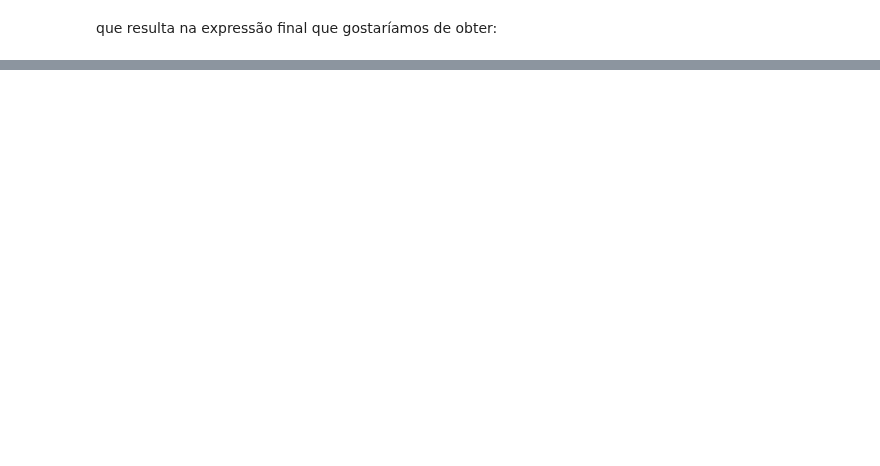
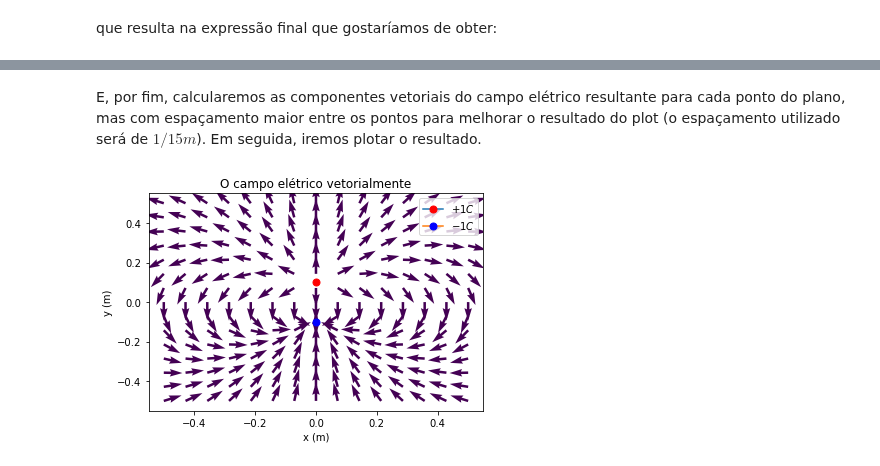
Before and after one commit to moseseusueus/PET.py, a Jupyter notebook: Notebooks/O campo elétrico gerado por um dipolo elétrico.ipynb, the cells around one changed output, grey strips where cells are left out. Drawn from its saved outputs; the diff is of its cells as text; code cells hidden in the pictures; blank space fills up the shorter version.

```diff
--- a/Notebooks/O campo elétrico gerado por um dipolo elétrico.ipynb
+++ b/Notebooks/O campo elétrico gerado por um dipolo elétrico.ipynb
@@ -82,0 +201,19 @@ $$
+# %% [markdown]
+E, por fim, calcularemos as componentes vetoriais do campo elétrico resultante para cada ponto do plano, mas com espaçamento maior entre os pontos para melhorar o resultado do plot (o espaçamento utilizado será de $1/15m$). Em seguida, iremos plotar o resultado.
+# %%
+x_points2 = linspace(-xmax/2, xmax/2, 15)
+y_points2 = linspace(-ymax/2, ymax/2, 15)
+
+for j in y_points2:
+    l = []
+    for i in x_points2:
+        plt.quiver(i,j,Ex_unit(i,j),Ey_unit(i, j),1, width = 0.0075)
+plt.plot(q1_posx, q1_posy, marker="o", markersize=7, markeredgecolor="red", markerfacecolor="red", label = "$+1C$")
+plt.plot(q2_posx, q2_posy, marker="o", markersize=7, markeredgecolor="blue", markerfacecolor="blue", label = "$-1C$")
+plt.xlabel("x (m)")
+plt.ylabel("y (m)")
+plt.legend()
+plt.title("O campo elétrico vetorialmente", fontsize = 12)
+plt.show()
+# %% [output]
+[figure, added]
```
Also changed, not shown: parts of 35 cells of this notebook.
